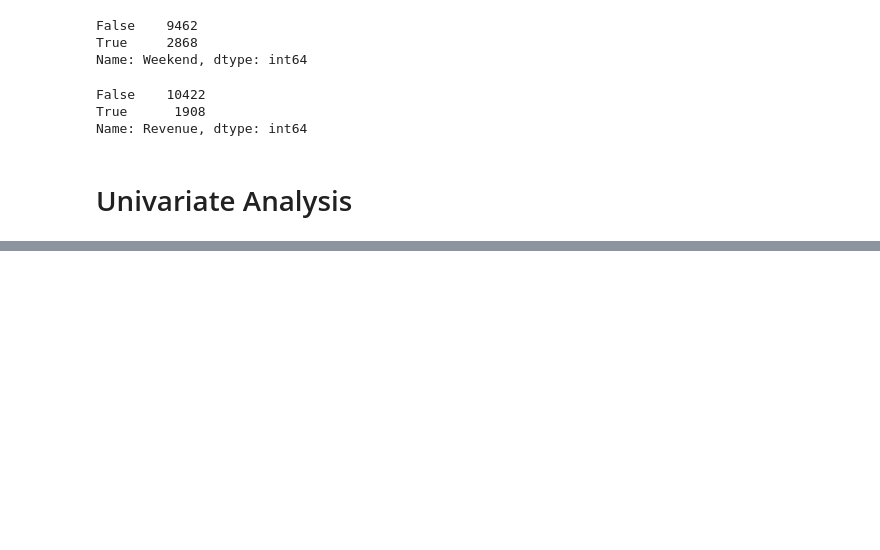
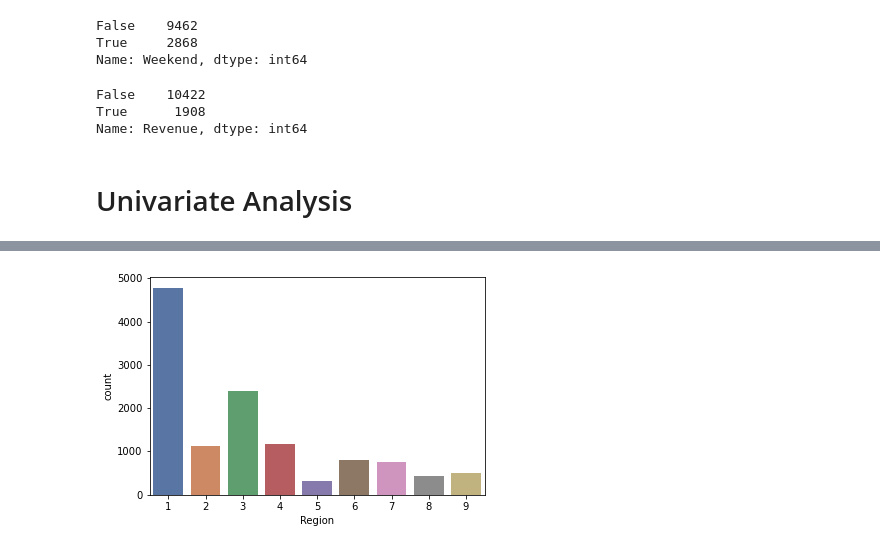
Before and after one commit to navchandru/Academic-Projects, a Jupyter notebook: Online Shoppers intention/OSI.ipynb, the cells around one changed output, grey strips where cells are left out. Drawn from its saved outputs; the diff is of its cells as text; code cells hidden in the pictures; blank space fills up the shorter version.

```diff
--- a/Online Shoppers intention/OSI.ipynb
+++ b/Online Shoppers intention/OSI.ipynb
@@ -248,0 +271,5 @@ Name: Revenue, dtype: int64
+# %%
+sns.countplot(osi.Region, palette = 'deep')
+plt.show()
+# %% [output]
+[figure, added]
```
Also changed, not shown: parts of 6 cells of this notebook.
